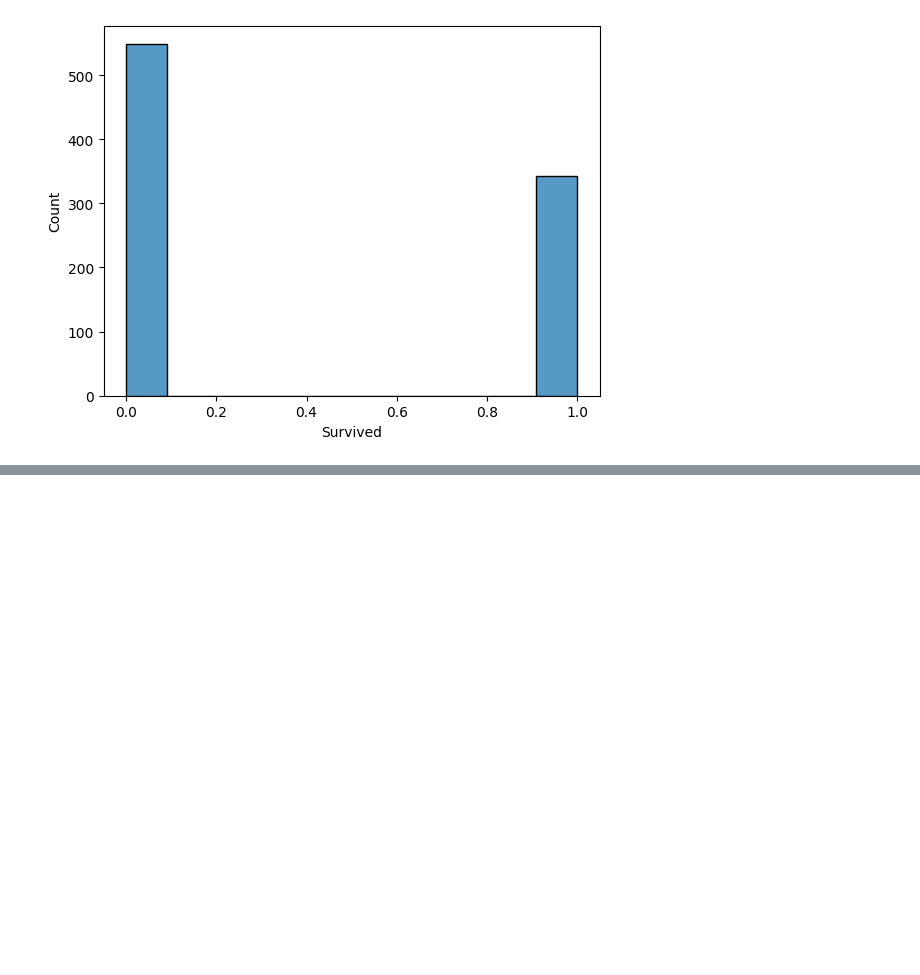
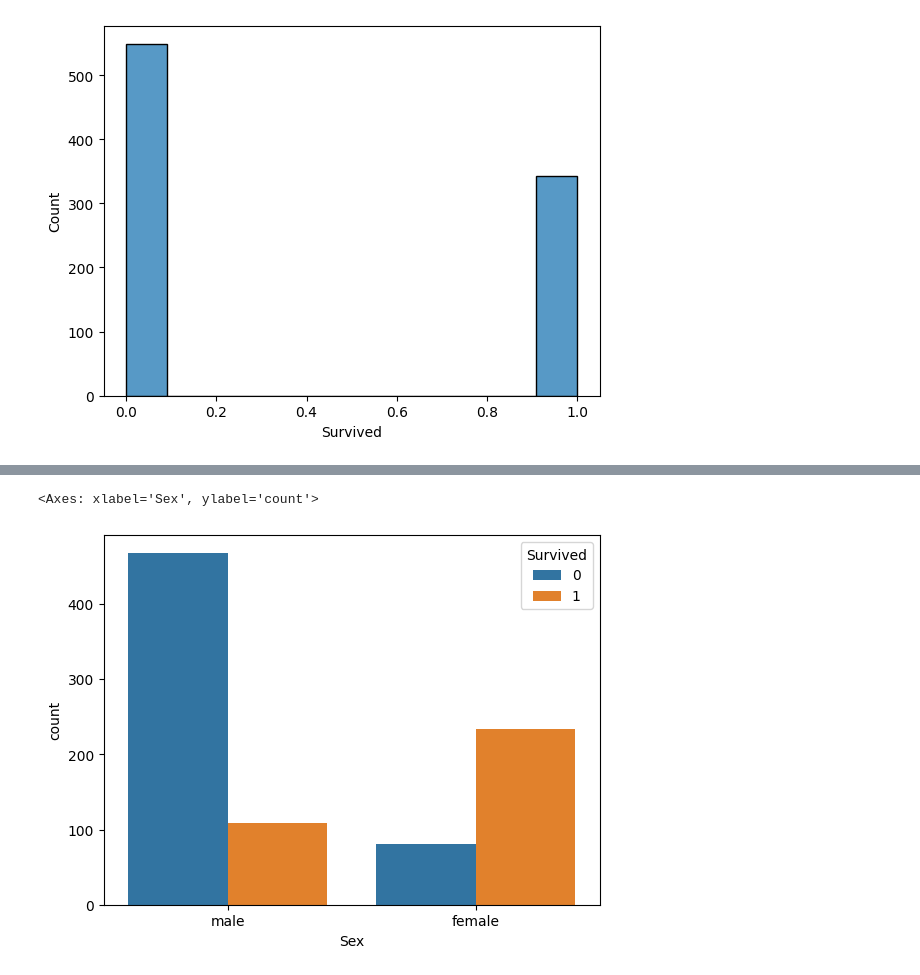
Before and after one commit to mehtasumit1007/TitanicPredictionModelling, a Jupyter notebook: Modelling_Main.ipynb, the cells around one changed output, grey strips where cells are left out. Drawn from its saved outputs; the diff is of its cells as text; code cells hidden in the pictures; blank space fills up the shorter version.

```diff
--- a/Modelling_Main.ipynb
+++ b/Modelling_Main.ipynb
@@ -239,0 +257,6 @@ sns.histplot(df_titanic['Survived'].dropna(),kde=False)
+# %%
+# Create a stacked bar chart with gender on the x-axis and survival on the y-axis
+sns.countplot(data=df_titanic, x='Sex', hue='Survived')
+# %% [output]
+<Axes: xlabel='Sex', ylabel='count'>
+[figure, added]
```
Also changed, not shown: parts of 10 cells of this notebook.
